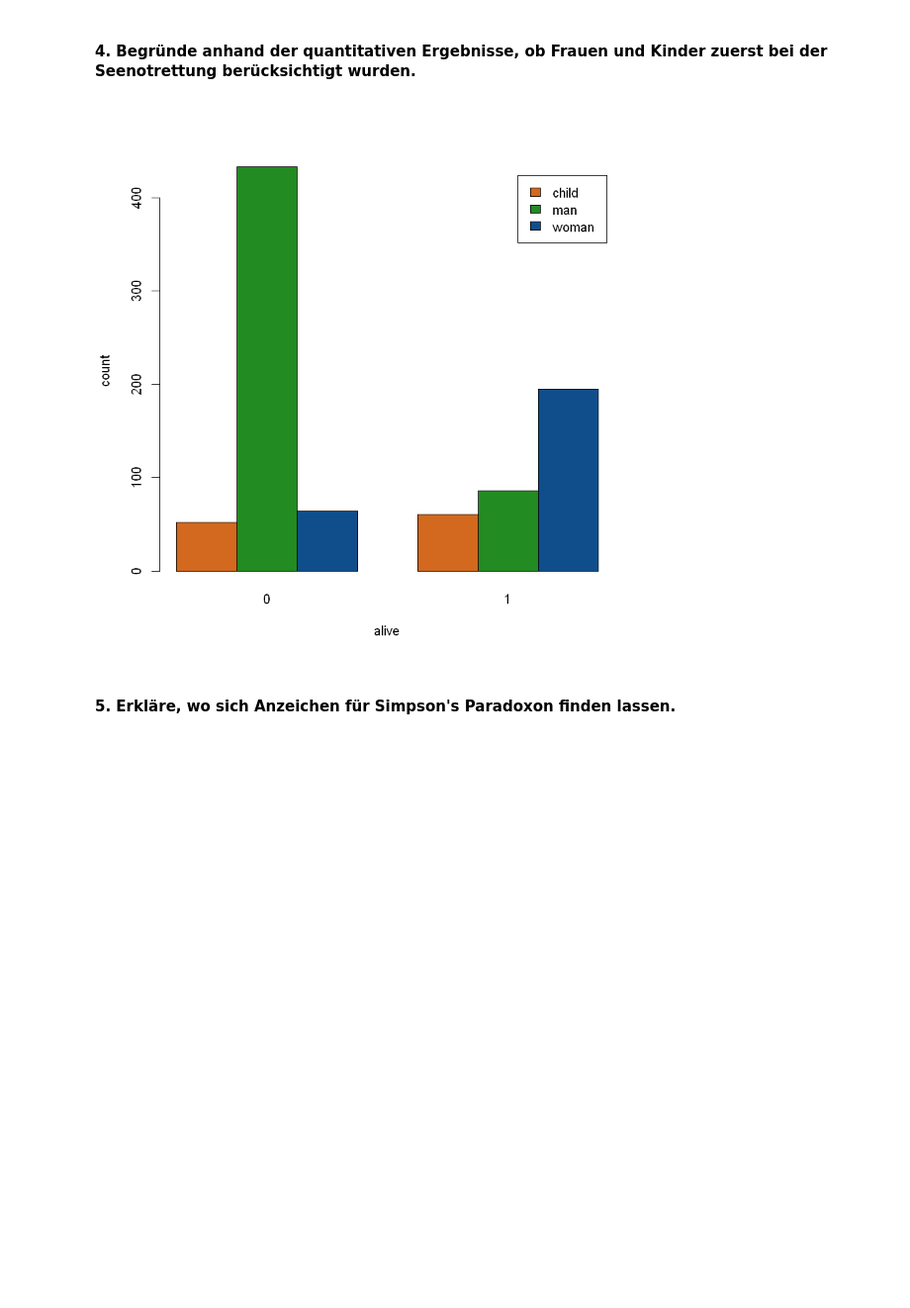
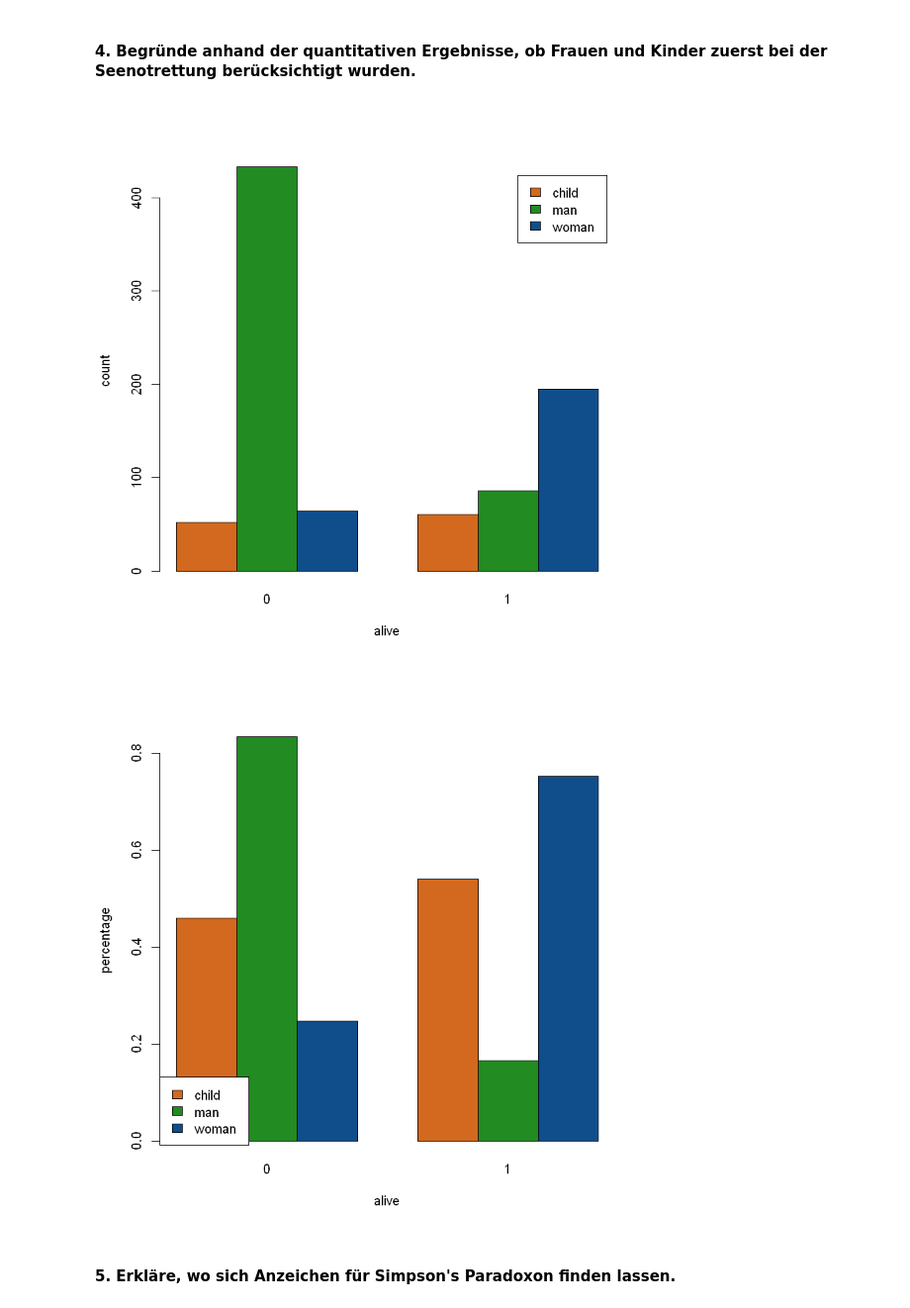
Before and after one commit to kurbaniec/everything-data-science, a Jupyter notebook: Tasks/Werkzeuge-der-Visualisierung.ipynb, the cells around one changed output. Shown at 99% size. Saved outputs shown, nothing was run; the diff lists cells and outputs as text; code cells hidden in the pictures; blank space fills up the shorter version.

Commit message:
Added barplot that shows the survival rate of children, women and men in percent

```diff
--- a/Tasks/Werkzeuge-der-Visualisierung.ipynb
+++ b/Tasks/Werkzeuge-der-Visualisierung.ipynb
@@ -100,12 +100,32 @@ barplot(percentages, col=c("chocolate", "forestgreen", "dodgerblue4"),
 [figure]
 # %% [markdown]
 #### 4. Begründe anhand der quantitativen Ergebnisse, ob Frauen und Kinder zuerst bei der Seenotrettung berücksichtigt wurden.
-# %%
-# Form a table with columns class and rows alive
-counts <- table(ti$Who, ti$Survived)
-# Order like seaborn: https://stackoverflow.com/a/56808968
-barplot(counts, col=c("chocolate", "forestgreen", "dodgerblue4"),
-    legend = rownames(counts), beside=TRUE, xlab="alive", ylab="count"
-)
-# %% [output]
-[figure, removed]
+# %%
+# Form a table with columns class and rows alive
+counts <- table(ti$Who, ti$Survived)
+# Order like seaborn: https://stackoverflow.com/a/56808968
+barplot(counts, col=c("chocolate", "forestgreen", "dodgerblue4"),
+    legend = rownames(counts), beside=TRUE, xlab="alive", ylab="count"
+)
+
+# Make a table from matrix
+# https://www.dummies.com/programming/r/how-to-create-a-two-way-data-table-with-r/
+percentages <- matrix(c(
+    length(ti$Who[ti$Who=="child" & ti$Survived==0]) / length(ti$Who[ti$Who=="child"]),
+    length(ti$Who[ti$Who=="man" & ti$Survived==0]) / length(ti$Who[ti$Who=="man"]),
+    length(ti$Who[ti$Who=="woman" & ti$Survived==0]) / length(ti$Who[ti$Who=="woman"]),
+    length(ti$Who[ti$Who=="child" & ti$Survived==1]) / length(ti$Who[ti$Who=="child"]),
+    length(ti$Who[ti$Who=="man" & ti$Survived==1]) / length(ti$Who[ti$Who=="man"]),
+    length(ti$Who[ti$Who=="woman" & ti$Survived==1]) / length(ti$Who[ti$Who=="woman"])
+), ncol=2)
+colnames(percentages) <- c(0, 1)
+rownames(percentages) <- c("child", "man", "woman")
+percentages <- as.table(percentages)
+
+barplot(percentages, col=c("chocolate", "forestgreen", "dodgerblue4"),
+    beside=TRUE, xlab="alive", ylab="percentage"
+)
+legend("bottomleft", legend=rownames(percentages), fill=c("chocolate", "forestgreen", "dodgerblue4"))
+# %% [output]
+[figure, added]
+[figure, added]
```
Also changed, not shown: parts of 2 cells of this notebook.
